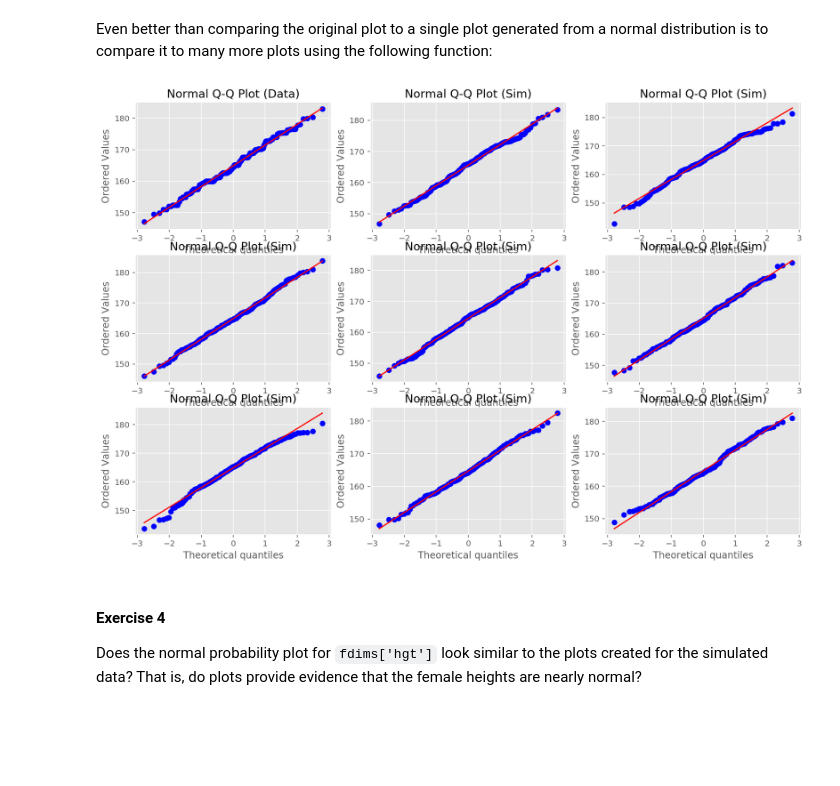
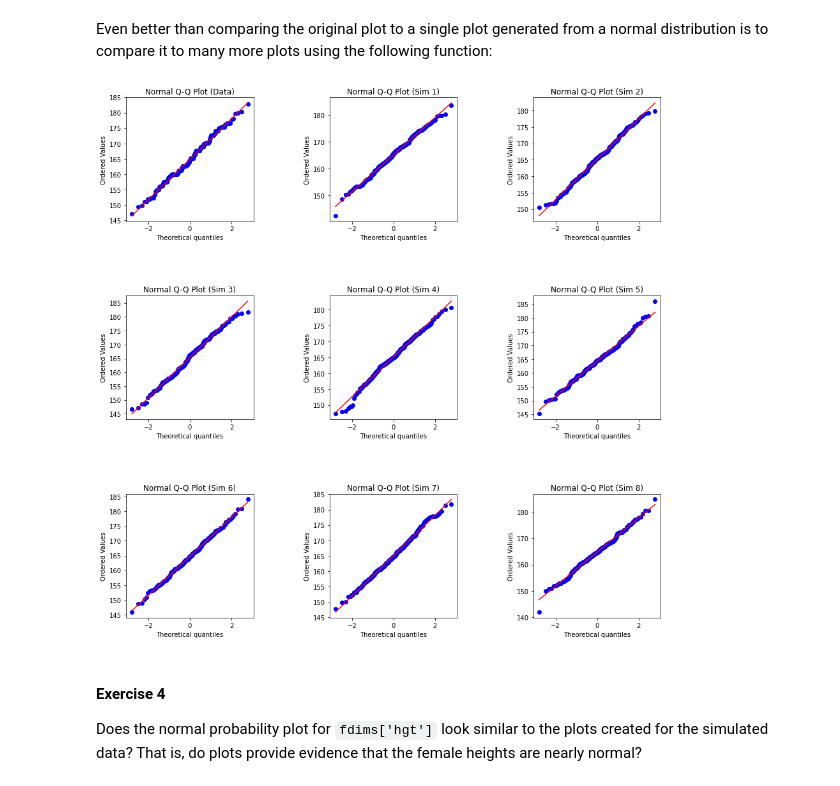
Before and after one commit to vaksakalli/stats_tutorials, a Jupyter notebook: ch4_normal_distribution.ipynb, the cells around one changed output. Drawn from its saved outputs; the diff is of its cells as text; code cells hidden in the pictures; blank space fills up the shorter version.

```diff
--- a/ch4_normal_distribution.ipynb
+++ b/ch4_normal_distribution.ipynb
@@ -57,12 +60,12 @@ Next we make a density histogram to use as the backdrop and use the `distplot()`
 # %%
-import matplotlib.pyplot as plt
 import seaborn as sns
 from scipy.stats import norm
+import matplotlib.pyplot as plt
 %matplotlib inline
-%config InlineBackend.figure_format = 'retina'
-plt.style.use('ggplot')
-plt.rcParams['figure.figsize'] = (10,5)
+plt.rcParams['figure.figsize'] = (6, 6)
 
-sns.distplot(fdims['hgt'], fit = norm, kde = False, bins = 10, hist_kws={'range': [140,190]}, color = 'blue')
-plt.show();
+fhgt_hist = sns.distplot(fdims['hgt'], norm_hist = True, kde = False, color = 'purple', bins = 8)
+x = np.arange(140, 191)
+y = norm.pdf(x, loc = fhgtmean, scale = fhgtsd)
+fhgt_hist.plot(x, y, 'purple');
 # %% [output]
@@ -107,48 +114,49 @@ for i in range(8):
     sim_norm_8.append(np.random.normal(size = len(fdims['hgt']), loc = fhgtmean, scale = fhgtsd))
 
 # compare the original plot to nine plots generated from a normal distribution.
-plt.rcParams['figure.figsize'] = (15,10)
-plt.tight_layout() # adjust the subplots to fit in to the figure area.
+plt.rcParams['figure.figsize'] = (15, 15)
+plt.tight_layout(pad = 1) # adjust the subplots to fit in to the figure area.
+plt.subplots_adjust(hspace = 0.6, wspace = 0.6) # adjust the amount of width and height reserved for space between subplots.
 
 plt.subplot(3, 3, 1)
 probplot(fdims['hgt'], plot = plt)
 plt.title('Normal Q-Q Plot (Data)')
 
 plt.subplot(3, 3, 2)
 probplot(sim_norm_8[0], plot = plt)
-plt.title('Normal Q-Q Plot (Sim)')
+plt.title('Normal Q-Q Plot (Sim 1)')
 
 plt.subplot(3, 3, 3)
 probplot(sim_norm_8[1], plot = plt)
-plt.title('Normal Q-Q Plot (Sim)')
+plt.title('Normal Q-Q Plot (Sim 2)')
 
 plt.subplot(3, 3, 4)
 probplot(sim_norm_8[2], plot = plt)
-plt.title('Normal Q-Q Plot (Sim)')
+plt.title('Normal Q-Q Plot (Sim 3)')
 
 plt.subplot(3, 3, 5)
 probplot(sim_norm_8[3], plot = plt)
-plt.title('Normal Q-Q Plot (Sim)')
+plt.title('Normal Q-Q Plot (Sim 4)')
 
 plt.subplot(3, 3, 6)
 probplot(sim_norm_8[4], plot = plt)
-plt.title('Normal Q-Q Plot (Sim)')
+plt.title('Normal Q-Q Plot (Sim 5)')
 
 plt.subplot(3, 3, 7)
 probplot(sim_norm_8[5], plot = plt)
-plt.title('Normal Q-Q Plot (Sim)')
+plt.title('Normal Q-Q Plot (Sim 6)')
 
 plt.subplot(3, 3, 8)
 probplot(sim_norm_8[6], plot = plt)
-plt.title('Normal Q-Q Plot (Sim)')
+plt.title('Normal Q-Q Plot (Sim 7)')
 
 plt.subplot(3, 3, 9)
 probplot(sim_norm_8[7], plot = plt)
-plt.title('Normal Q-Q Plot (Sim)')
+plt.title('Normal Q-Q Plot (Sim 8)')
 
 plt.show();
 # %% [output]
-[figure, old version]
+[figure, new version]
 # %% [markdown]
 <div class = 'exercise'>
 <h4>Exercise 4</h4>
```
Also changed, not shown: parts of 20 cells of this notebook.
